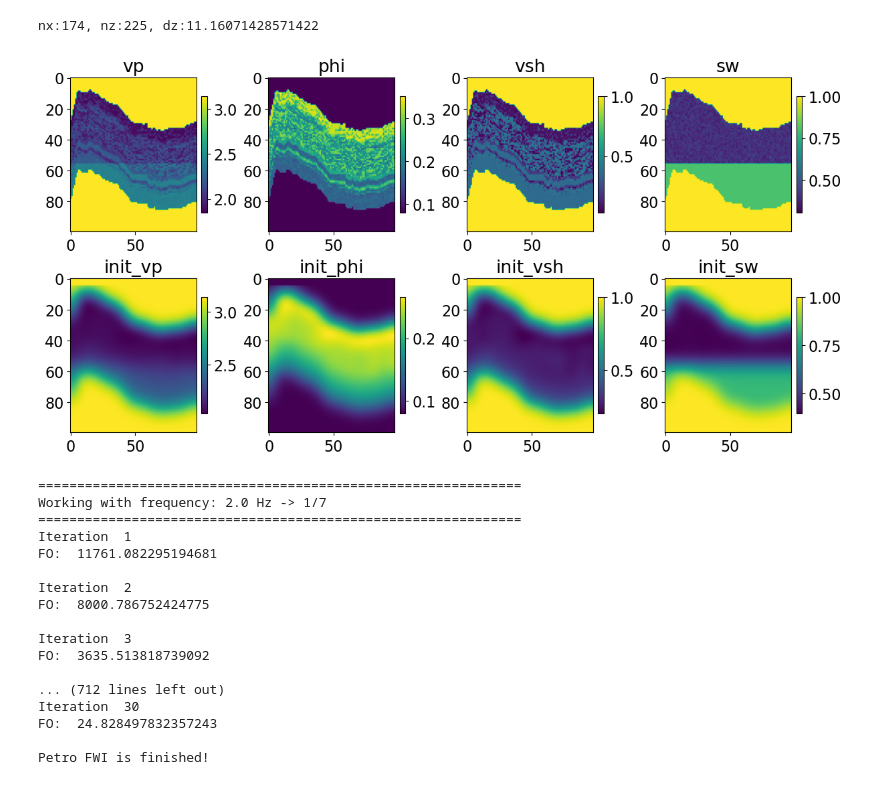
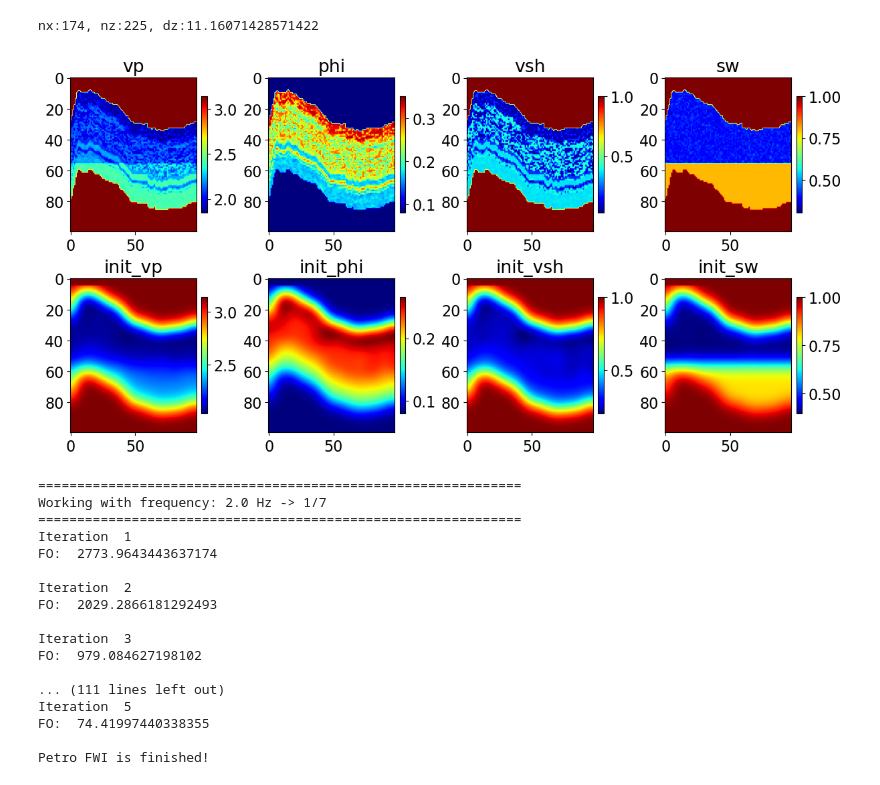
Before and after one commit to LIGA-UFBA/Pylops, a Jupyter notebook: tutorials/notebooks/Petrophysics/Pylops_MultiscaleFWI_PetroAcoustic.ipynb, the cells around one changed output. Drawn from its saved outputs; the diff is of its cells as text; code cells hidden in the pictures.

```diff
--- a/tutorials/notebooks/Petrophysics/Pylops_MultiscaleFWI_PetroAcoustic.ipynb
+++ b/tutorials/notebooks/Petrophysics/Pylops_MultiscaleFWI_PetroAcoustic.ipynb
@@ -60,7 +60,7 @@ vp /= 1000      # Convert from m/s to km/s
 par = {
     'nx': 98,   'dx': 25,     'ox': 0.,
     'nz': 100,  'dz': 25,     'oz': 0.,
-    'ns': 20,   'ds': 175,    'sz': 0.,
+    'ns': 5,   'ds': 175,    'sz': 0.,
     'nr': 98,   'dr': 25,     'rz': 0.,
     'nt': 3000, 'dt': 0.002,   't0': 0.,
     'nw': 5,   'freq': 20
@@ -95,27 +95,27 @@ x_s[:,1] = origin[1] + spacing[1] * 2
 # %%
 init_phi = gaussian_filter(phi, sigma=(5,5))
 init_vsh = gaussian_filter(vsh, sigma=(5,5))
 init_sw = gaussian_filter(sw, sigma=(5,5))
 init_vp = gaussian_filter(vp, sigma=(5,5))
 
 init_phi[:,0:par['nw']] = phi[:,0:par['nw']]
 init_vsh[:,0:par['nw']] = vsh[:,0:par['nw']]
 init_sw[:,0:par['nw']] = sw[:,0:par['nw']]
 init_vp[:,0:par['nw']] = vp[:,0:par['nw']]
 
 fig, axs = plt.subplots(2, 4, figsize=(12, 6), constrained_layout=True)
 
 dados  = [vp, phi, vsh, sw, init_vp, init_phi, init_vsh, init_sw]
 titulos = ["vp", "phi", "vsh", "sw", "init_vp", "init_phi", "init_vsh", "init_sw"]
 
 for ax, arr, t in zip(axs.flat, dados, titulos):
-    im = ax.imshow(arr.T, aspect='auto', cmap='viridis')
+    im = ax.imshow(arr.T, aspect='auto', cmap='jet')
     ax.set_title(t)
     plt.colorbar(im, ax=ax, fraction=0.046, pad=0.04)
 
 plt.show()
 # %% [output]
-[figure, old version]
+[figure, new version]
 # %%
 Dop = PetroAcousticWave2D(shape=shape,origin=origin, spacing=spacing, vp=vp*1e3, phi=phi, vsh=vsh, sw=sw, nbl=nbl,
                           space_order=space_order,src_x=x_s[:,0], src_z=x_s[:,1], rec_x=x_r[:,0],
@@ -136,7 +136,7 @@ fwi = PetroAcoustic_FWI_Multiscale(operator=Dop,
                            dobs=dobs)
 
 phi_inv, vsh_inv, sw_inv, fo, dobsfilt = fwi.run(ftarg=2,
-                                                 iterations=30,
+                                                 iterations=5,
                                                  witer=10,
                                                  step=3,
                                                  min_max=min_max_list,
@@ -146,16 +146,16 @@ phi_inv, vsh_inv, sw_inv, fo, dobsfilt = fwi.run(ftarg=2,
 Working with frequency: 2.0 Hz -> 1/7
 ==============================================================
 Iteration  1
-FO:  11761.082295194681
+FO:  2773.9643443637174
 
 Iteration  2
-FO:  8000.786752424775
+FO:  2029.2866181292493
 
 Iteration  3
-FO:  3635.513818739092
+FO:  979.084627198102
 
-... (712 lines left out)
-Iteration  30
-FO:  24.828497832357243
+... (111 lines left out)
+Iteration  5
+FO:  74.41997440338355
 
 Petro FWI is finished!
```
Also changed, not shown: parts of 3 cells of this notebook, 3 other files.
